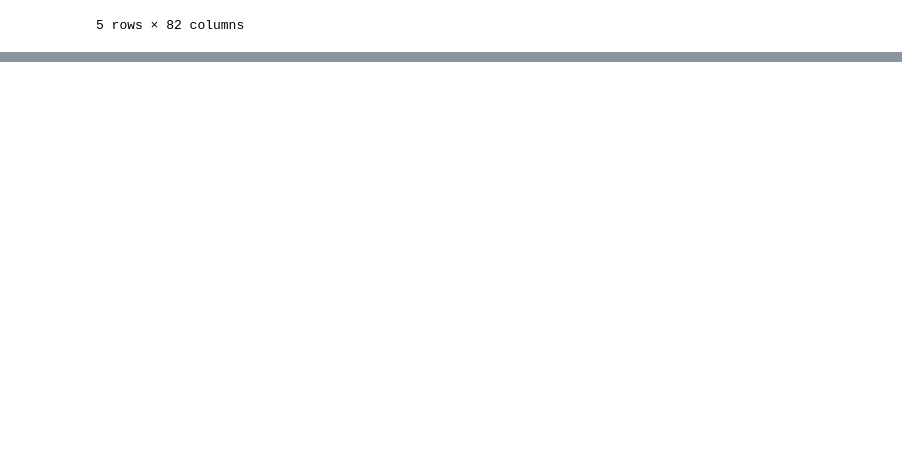
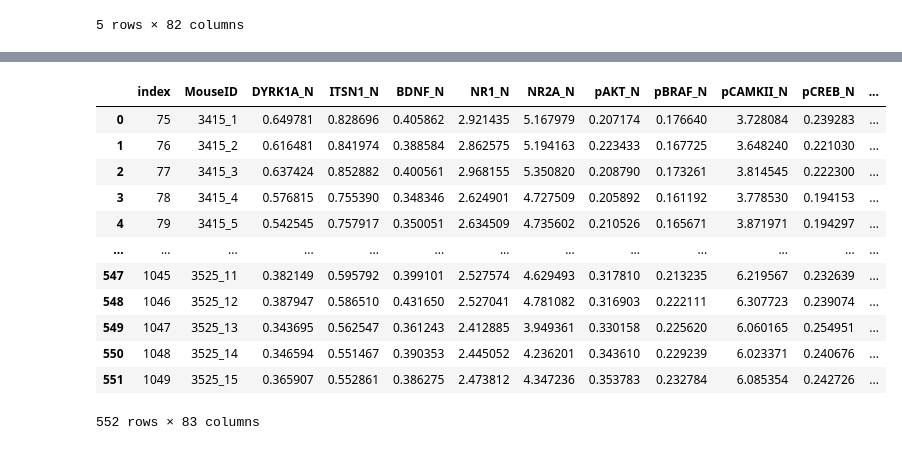
Before and after one commit to arizky012/BioInformatics-Class, a Jupyter notebook: Final_Proyek_BioInfo.ipynb, the cells around one changed output, grey strips where cells are left out. Cells and saved outputs as stored; diff of their text form; code cells hidden in the pictures; blank space fills up the shorter version.

```diff
--- a/Final_Proyek_BioInfo.ipynb
+++ b/Final_Proyek_BioInfo.ipynb
@@ -36,0 +52,17 @@ data.describe()
+# %%
+data = data.reset_index()
+data
+# %% [output]
+|  | index | MouseID | DYRK1A_N | ITSN1_N | BDNF_N | NR1_N | NR2A_N | pAKT_N | pBRAF_N | pCAMKII_N | pCREB_N | ... |
+| 0 | 75 | 3415_1 | 0.649781 | 0.828696 | 0.405862 | 2.921435 | 5.167979 | 0.207174 | 0.176640 | 3.728084 | 0.239283 | ... |
+| 1 | 76 | 3415_2 | 0.616481 | 0.841974 | 0.388584 | 2.862575 | 5.194163 | 0.223433 | 0.167725 | 3.648240 | 0.221030 | ... |
+| 2 | 77 | 3415_3 | 0.637424 | 0.852882 | 0.400561 | 2.968155 | 5.350820 | 0.208790 | 0.173261 | 3.814545 | 0.222300 | ... |
+| 3 | 78 | 3415_4 | 0.576815 | 0.755390 | 0.348346 | 2.624901 | 4.727509 | 0.205892 | 0.161192 | 3.778530 | 0.194153 | ... |
+| 4 | 79 | 3415_5 | 0.542545 | 0.757917 | 0.350051 | 2.634509 | 4.735602 | 0.210526 | 0.165671 | 3.871971 | 0.194297 | ... |
+| ... | ... | ... | ... | ... | ... | ... | ... | ... | ... | ... | ... | ... |
+| 547 | 1045 | 3525_11 | 0.382149 | 0.595792 | 0.399101 | 2.527574 | 4.629493 | 0.317810 | 0.213235 | 6.219567 | 0.232639 | ... |
+| 548 | 1046 | 3525_12 | 0.387947 | 0.586510 | 0.431650 | 2.527041 | 4.781082 | 0.316903 | 0.222111 | 6.307723 | 0.239074 | ... |
+| 549 | 1047 | 3525_13 | 0.343695 | 0.562547 | 0.361243 | 2.412885 | 3.949361 | 0.330158 | 0.225620 | 6.060165 | 0.254951 | ... |
+| 550 | 1048 | 3525_14 | 0.346594 | 0.551467 | 0.390353 | 2.445052 | 4.236201 | 0.343610 | 0.229239 | 6.023371 | 0.240676 | ... |
+| 551 | 1049 | 3525_15 | 0.365907 | 0.552861 | 0.386275 | 2.473812 | 4.347236 | 0.353783 | 0.232784 | 6.085354 | 0.242726 | ... |
+552 rows × 83 columns
```
Also changed, not shown: parts of 50 cells of this notebook.
